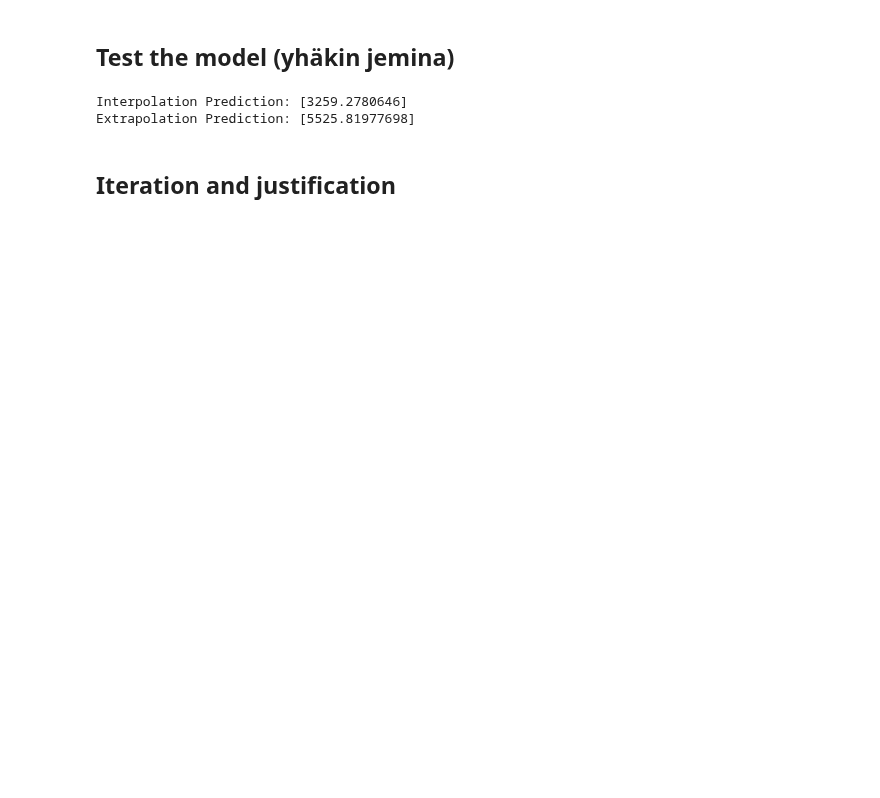
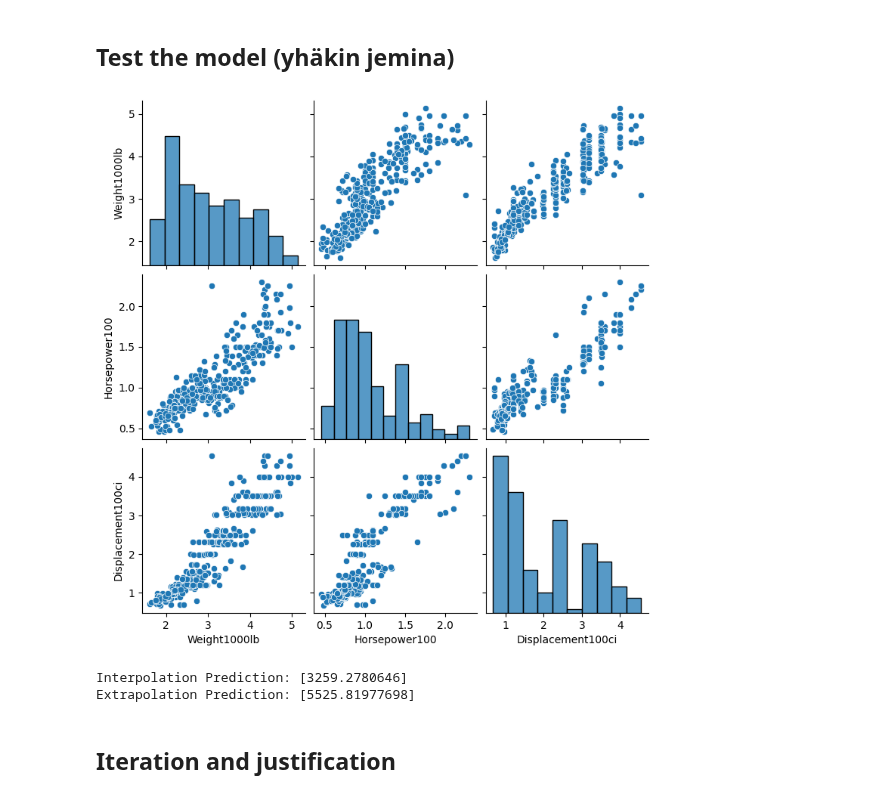
Before and after one commit to jemlau/PredictiveAnalyticsWithPython, a Jupyter notebook: Topic4/LinearRegression_for_AutoMPG_data_v2.ipynb, the cells around one changed output. Cells and saved outputs as stored; diff of their text form; code cells hidden in the pictures; blank space fills up the shorter version.

```diff
--- a/Topic4/LinearRegression_for_AutoMPG_data_v2.ipynb
+++ b/Topic4/LinearRegression_for_AutoMPG_data_v2.ipynb
@@ -123,5 +138,11 @@ plt.show()
 # %% [markdown]
 ## Test the model (yhäkin jemina)
+# %%
+# Visualize distribution of features
+sns.pairplot(df[['Weight1000lb', 'Horsepower100', 'Displacement100ci']])
+plt.show()
+# %% [output]
+[figure, added]
 # %%
 # Create a DataFrame with appropriate column names
 new_values_interpolation = pd.DataFrame([[3000, 200, 2.0]], columns=['Weight1000lb', 'Horsepower100', 'Displacement100ci'])
```
Also changed, not shown: parts of 5 cells of this notebook.
